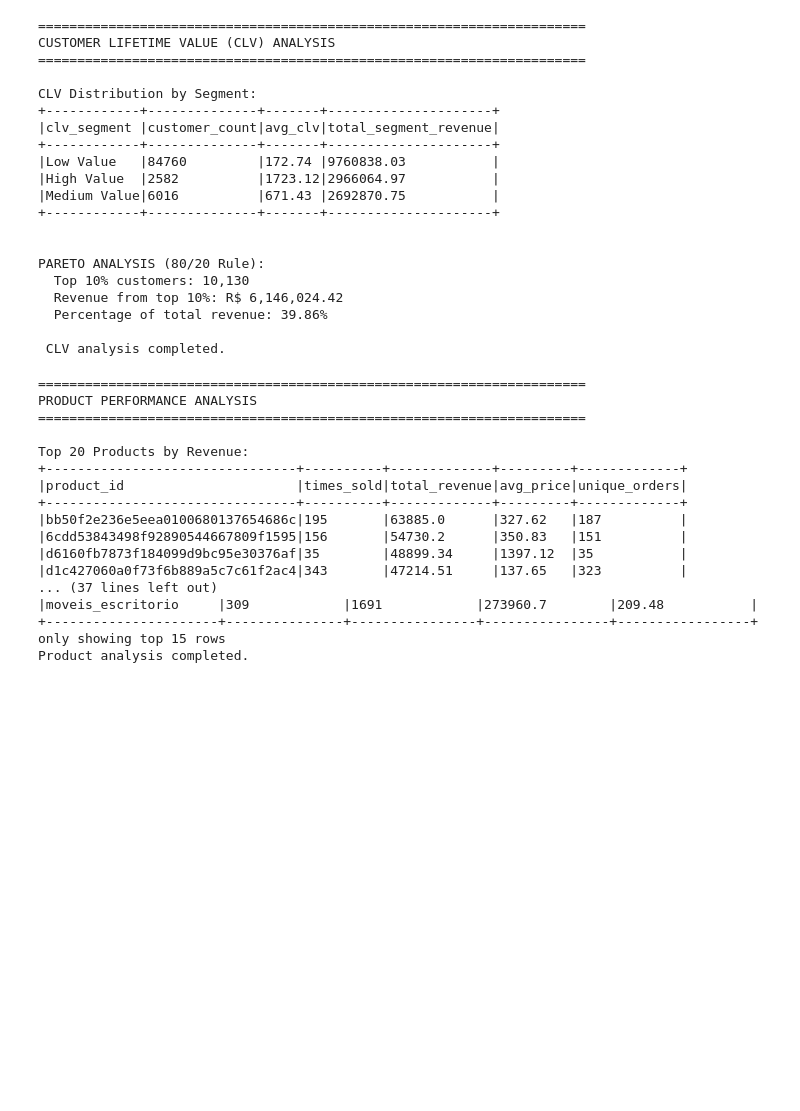
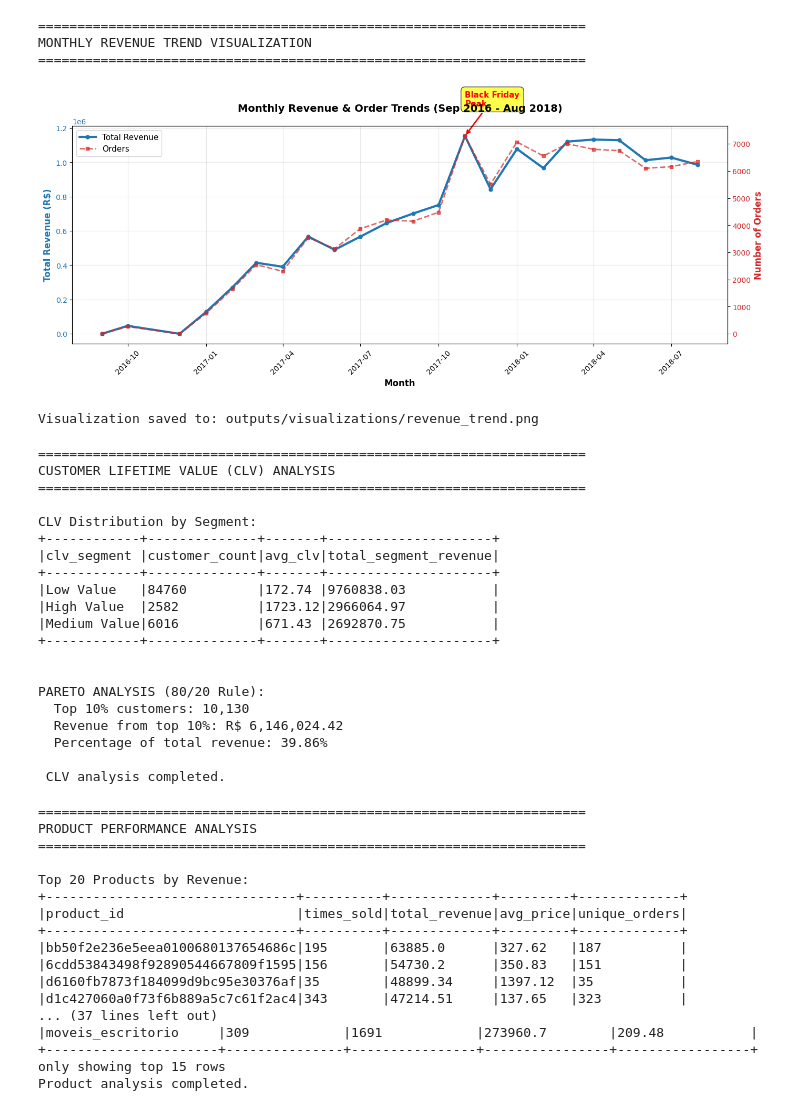
Before and after one commit to RobertB-38/ecommerce-analytics-pipeline, a Jupyter notebook: 03_advanced_analytics.ipynb, the cells around one changed output. Saved outputs shown, nothing was run; the diff lists cells and outputs as text; code cells hidden in the pictures; blank space fills up the shorter version.

Commit message:
Add visualizations: revenue trend, RFM heatmap, customer segments

```diff
--- a/03_advanced_analytics.ipynb
+++ b/03_advanced_analytics.ipynb
@@ -93,3 +124,77 @@ Revenue trends calculated.
+# %%
+# Monthly Revenue & Order Trends Visualization
+
+import matplotlib.pyplot as plt
+import matplotlib.dates as mdates
+import pandas as pd
+
+print("\n" + "="*70)
+print("MONTHLY REVENUE TREND VISUALIZATION")
+print("="*70 + "\n")
+
+# Convert Spark DataFrame to Pandas for plotting
+monthly_pd = monthly_revenue.toPandas()
+
+# Convert year_month to datetime
+monthly_pd['year_month'] = pd.to_datetime(monthly_pd['year_month'])
+
+# Sort by date
+monthly_pd = monthly_pd.sort_values('year_month')
+
+# Create figure with dual y-axes
+fig, ax1 = plt.subplots(figsize=(14, 6))
+
+# Revenue line (left y-axis)
+color = 'tab:blue'
+ax1.set_xlabel('Month', fontsize=12, weight='bold')
+ax1.set_ylabel('Total Revenue (R$)', fontsize=12, weight='bold', color=color)
+line1 = ax1.plot(monthly_pd['year_month'], monthly_pd['total_revenue'],
+                 color=color, linewidth=3, marker='o', markersize=5, label='Total Revenue')
+ax1.tick_params(axis='y', labelcolor=color)
+ax1.tick_params(axis='x', rotation=45)
+ax1.grid(alpha=0.3)
+
+# Orders line (right y-axis)
+ax2 = ax1.twinx()
+color = 'tab:red'
+ax2.set_ylabel('Number of Orders', fontsize=12, weight='bold', color=color)
+line2 = ax2.plot(monthly_pd['year_month'], monthly_pd['orders'],
+                 color=color, linewidth=2, marker='s', markersize=5,
+                 linestyle='--', alpha=0.7, label='Orders')
+ax2.tick_params(axis='y', labelcolor=color)
+
+# Title and legend
+ax1.set_title('Monthly Revenue & Order Trends (Sep 2016 - Aug 2018)',
+              fontsize=14, weight='bold', pad=20)
+
+# Combine legends
+lines = line1 + line2
+labels = [l.get_label() for l in lines]
+ax1.legend(lines, labels, loc='upper left', fontsize=11)
+
+# Highlight Black Friday (Nov 2017) - FIXED
+peak_idx = monthly_pd['total_revenue'].idxmax()
+peak_month = monthly_pd.loc[peak_idx, 'year_month']
+peak_revenue = monthly_pd.loc[peak_idx, 'total_revenue']
+
+ax1.annotate('Black Friday\nPeak',
+             xy=(peak_month, peak_revenue),
+             xytext=(peak_month, peak_revenue * 1.15),
+             arrowprops=dict(arrowstyle='->', color='red', lw=2),
+             fontsize=11, weight='bold', color='red',
+             bbox=dict(boxstyle='round,pad=0.5', facecolor='yellow', alpha=0.7))
+
+plt.tight_layout()
+plt.savefig('/Users/robert/Desktop/ecommerce-pipeline/outputs/visualizations/revenue_trend.png', dpi=300, bbox_inches='tight')
+plt.show()
+
+print("Visualization saved to: outputs/visualizations/revenue_trend.png")
+# %% [output]
+======================================================================
+MONTHLY REVENUE TREND VISUALIZATION
+======================================================================
+[figure, added]
+Visualization saved to: outputs/visualizations/revenue_trend.png
 # %%
 # Customer lifetime value analysis
 print("\n" + "="*70)
```
Also changed, not shown: parts of 12 cells of this notebook, 5 other files.
